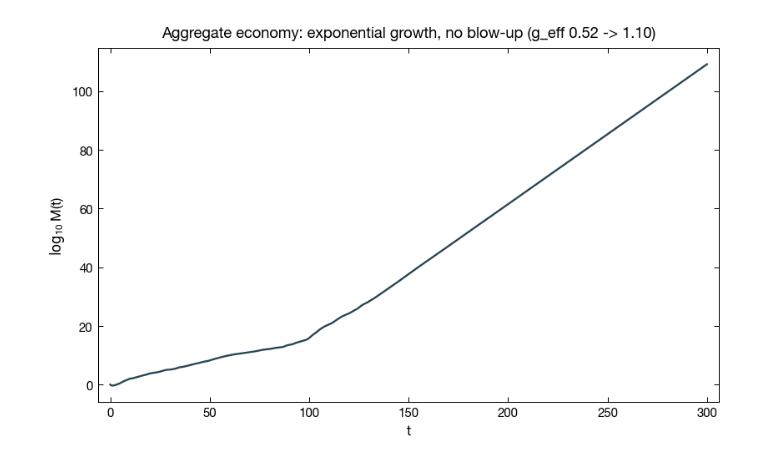
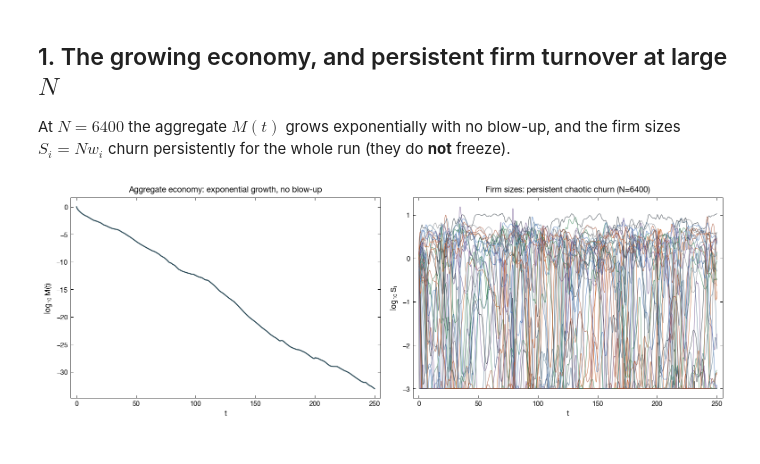
Before and after one commit to NotLudovico/glv-for-economics, a Jupyter notebook: growing_glv/relative_glv_msb.ipynb, the cells around one changed output. Cells and saved outputs as stored; diff of their text form; code cells hidden in the pictures.

```diff
--- a/growing_glv/relative_glv_msb.ipynb
+++ b/growing_glv/relative_glv_msb.ipynb
@@ -113,10 +96,17 @@ is the robust contribution of the relative formulation.
+# %% [markdown]
+## 1. The growing economy, and persistent firm turnover at large $N$
+
+At $N=6400$ the aggregate $M(t)$ grows exponentially with no blow-up, and the firm sizes
+$S_i=N w_i$ churn persistently for the whole run (they do **not** freeze).
 # %%
-t, W, lnM = integrate(2024, 600, MU, SIGMA)
-g1 = np.polyfit(t[t < 150], lnM[t < 150], 1)[0]; g2 = np.polyfit(t[t > 150], lnM[t > 150], 1)[0]
-fig, ax = plt.subplots(figsize=(7, 4.4))
-ax.plot(t, lnM / np.log(10), color="#264653")
-ax.set(xlabel="t", ylabel=r"$\log_{10} M(t)$",
-       title=f"Aggregate economy: exponential growth, no blow-up (g_eff {g1:.2f} -> {g2:.2f})")
-plt.tight_layout(); plt.savefig("relative_glv_growth.png", dpi=120); plt.show()
+t, W, lnM = integrate(20240620, 6400, tmax=250)
+fig, ax = plt.subplots(1, 2, figsize=(13, 4.6))
+ax[0].plot(t, lnM / np.log(10), color="#264653")
+ax[0].set(xlabel="t", ylabel=r"$\log_{10} M(t)$", title="Aggregate economy: exponential growth, no blow-up")
+rng = np.random.default_rng(0)
+for i in rng.choice(6400, 40, replace=False):
+    ax[1].plot(t, np.log10(np.maximum(6400 * W[i], 1e-3)), lw=0.6, alpha=0.8)
+ax[1].set(xlabel="t", ylabel=r"$\log_{10} S_i$", title="Firm sizes: persistent chaotic churn (N=6400)")
+plt.tight_layout(); plt.savefig("relative_glv_growth_churn.png", dpi=120); plt.show()
 # %% [output]
-[figure, old version]
+[figure, new version]
```
Also changed, not shown: parts of 15 cells of this notebook, 12 other files.
